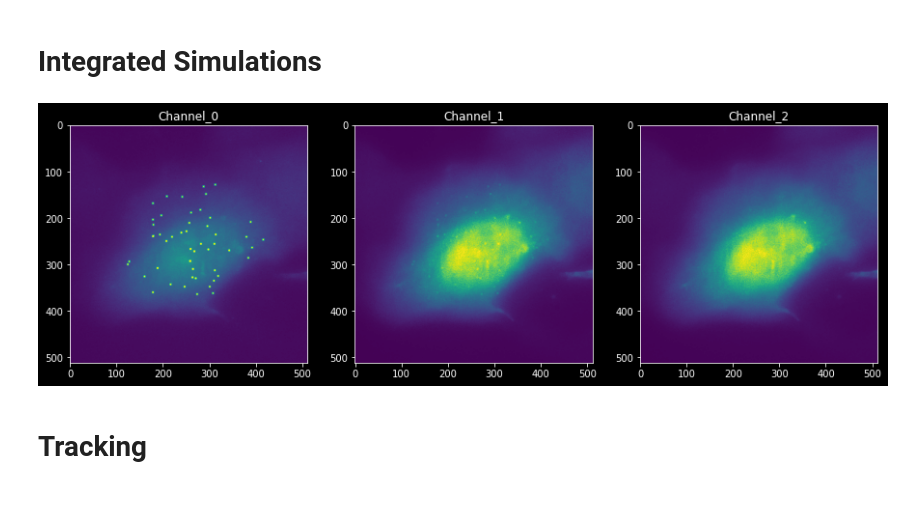
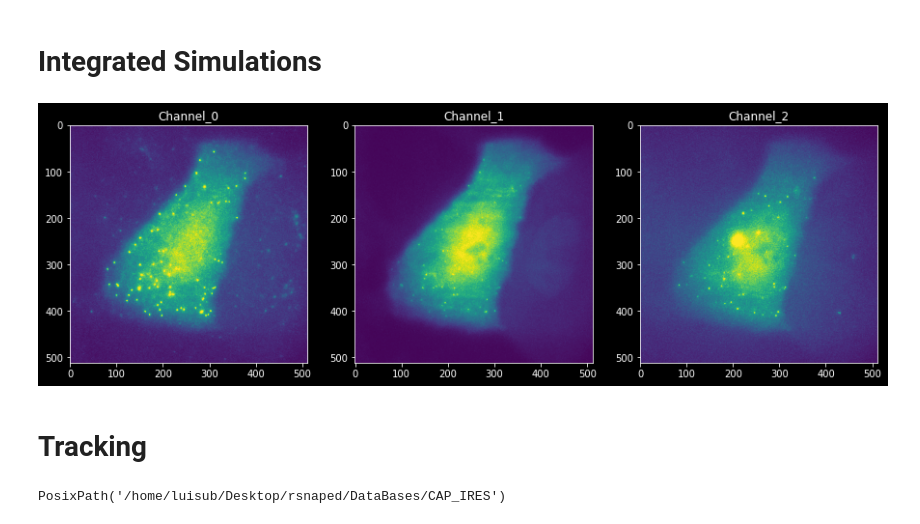
Before and after one commit to MunskyGroup/rsnaped, a Jupyter notebook: notebooks/Analysis_Real_Data/Processing_Data.ipynb, the cells around one changed output. Cells and saved outputs as stored; diff of their text form; code cells hidden in the pictures.

```diff
--- a/notebooks/Analysis_Real_Data/Processing_Data.ipynb
+++ b/notebooks/Analysis_Real_Data/Processing_Data.ipynb
@@ -29,7 +15,7 @@ import rsnaped as rsp
 # %%
 
 # Deffining directories
-#video_dir = current_dir.parents[1].joinpath('DataBases/CAP_IRES')
-video_dir = current_dir.parents[1].joinpath('DataBases','test_will')
+video_dir = current_dir.parents[1].joinpath('DataBases/CAP_IRES')
+#video_dir = current_dir.parents[1].joinpath('DataBases','test_will')
 #video_dir = current_dir.parents[1].joinpath('DataBases/12xSun-KDM5B___1xFLAG-12xSun-AlexX')
 #video_dir = current_dir.parents[1].joinpath('DataBases','Hela')
@@ -60,3 +22,5 @@ def folder_reader(folder):
 # %%
 # Load videos
-_,list_files_names,list_videos, num_videos = folder_reader(video_dir)
+path_files, list_files_paths, list_videos, num_videos = rsp.Utilities.read_files_in_directory(directory=video_dir, extension_of_files_to_look_for = 'tif',return_images_in_list=True)
+max_frames_to_read = 100
+list_videos[0] = list_videos[0][0:max_frames_to_read,:,:,:]
@@ -76,8 +27,8 @@ def plot_original_images(image,slice=0):
 # %%
 for i,vid in enumerate(list_videos):
-    plot_original_images(vid)
+    rsp.Plots.plot_image_channels(vid,selected_time_point = 0)
 # %% [output]
-[figure, old version]
+[figure, new version]
 # %% [markdown]
 # Tracking
 # %%
@@ -97,2 +46,6 @@ real_positions_dataframe = [pd.read_csv(video_dir.joinpath('both_base_pb_KDM5B_P
+# %%
+rsp.Utilities.convert_str_to_path(video_dir)
+# %% [output]
+PosixPath('/home/luisub/Desktop/rsnaped/DataBases/CAP_IRES')
 # %%
 list_DataFrame_tracking, list_array_intensities, list_time_vector, list_selected_mask = rsp.image_processing( files_dir_path_processing=video_dir,
```
Also changed, not shown: parts of 6 cells of this notebook, 1 other file.
